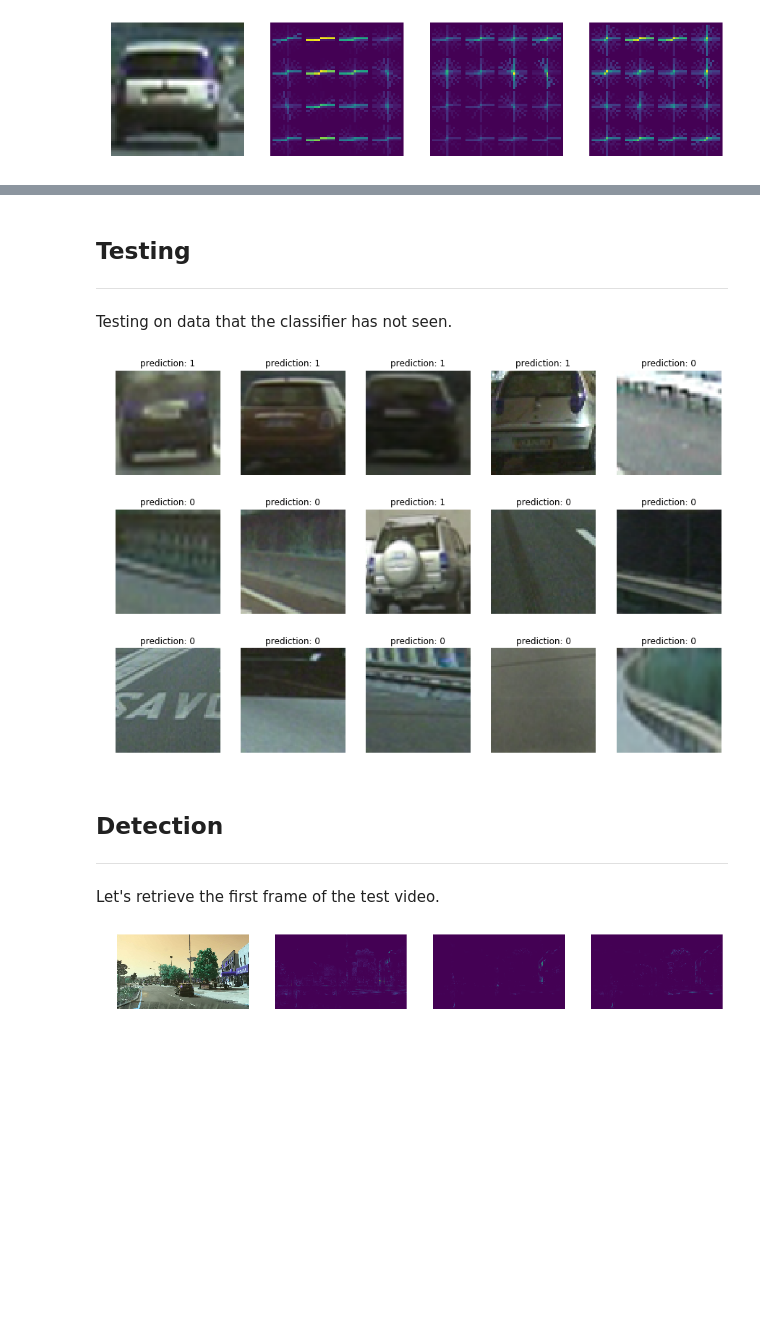
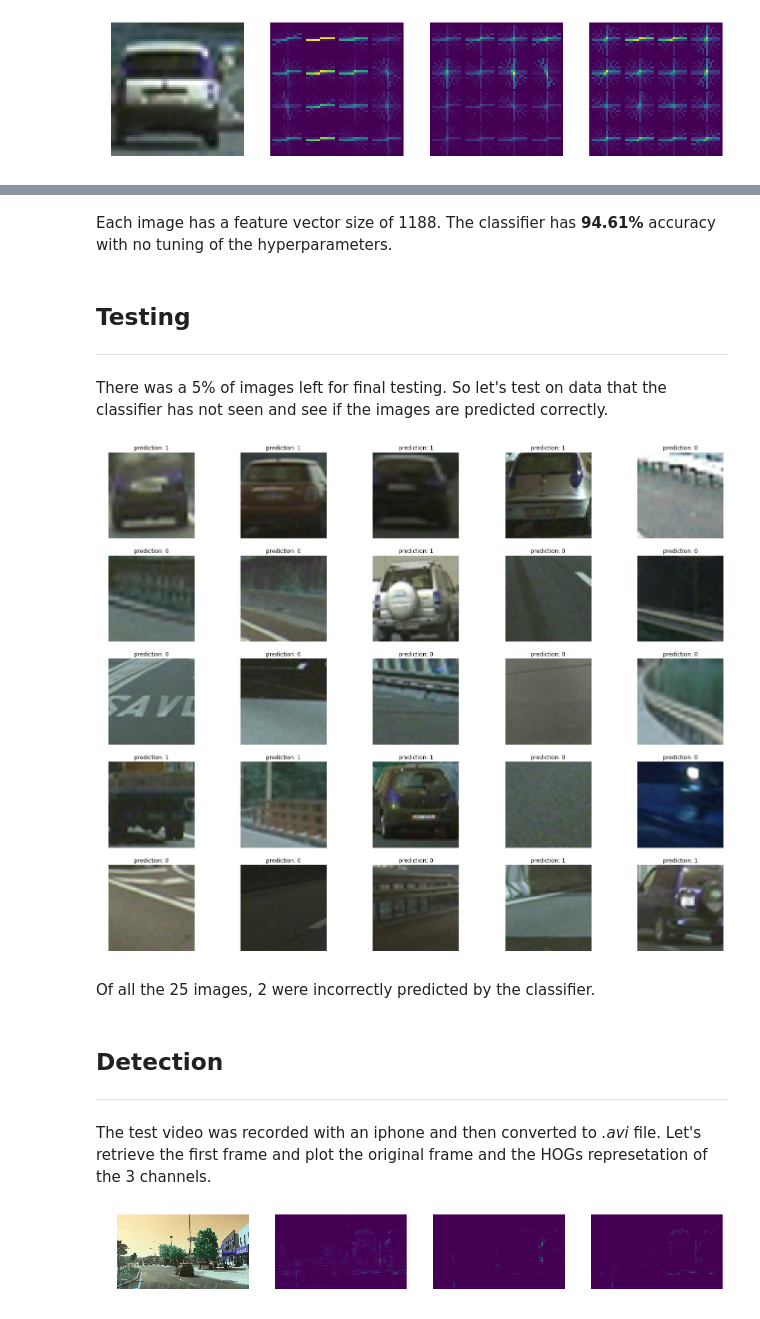
Before and after one commit to emmpew/car_detection, a Jupyter notebook: car_detection.ipynb, the cells around one changed output, grey strips where cells are left out. Saved outputs shown, nothing was run; the diff lists cells and outputs as text; code cells hidden in the pictures; blank space fills up the shorter version.

```diff
--- a/car_detection.ipynb
+++ b/car_detection.ipynb
@@ -84,5 +136,12 @@ Using 6959 images for training and testing the model and leaving 366 for final t
 # %%
 def set_color_space(image,color_space='yuv'):
+    """Convert image/frame to different colorspace.
+    Options available: yuv,hls,hsv,rgb.
+
+    Keyword arguments:
+    image -- image/frame to change colorspace
+    color_space -- set colorspace to apply to image/frame.
+    """
     if color_space == 'yuv':
         image = cv2.cvtColor(image, cv2.COLOR_RGB2YUV)
     elif color_space == 'hls':
@@ -98,5 +159,12 @@ def set_color_space(image,color_space='yuv'):
 # %%
 def preprocess_extract(frame,params):
+    """ Returns the feature vector for 3 channels of the image plus each
+    image representation of the vector.
+
+    Keyword arguments:
+    image -- image/frame to change colorspace
+    params -- parameter for the chosen colorspace.
+    """
     preprocessed_img = set_color_space(frame,color_space=params['color_space'])
 
     hogA, hogA_img = perform_hog(preprocessed_img[:, :, 0],params)
@@ -138,4 +228,11 @@ def combine_channels(params, hogA, hogB, hogC, x_pix,
 # %%
 def get_features(frame, params):
+    ''' Preprocess image, extract features of 3 channels
+    and combine the channels into one feature vector.
+
+    Keyword arguments:
+    image -- image/frame to extract features and image representation.
+    params -- dictionary needed for skimage.feature.hog() and colorspace
+    '''
     hogA, hogB, hogC, _, _, _, = preprocess_extract(frame,params)
     return combine_channels(params,hogA,hogB,hogC,0,0,frame.shape[1],frame.shape[0])
@@ -200,25 +311,29 @@ Accuracy:  0.9461
+# %% [markdown]
+Each image has a feature vector size of 1188. The classifier has **94.61%** accuracy with no tuning of the hyperparameters.
 # %% [markdown]
 ## Testing <a name="testing"></a>
 ***
-Testing on data that the classifier has not seen.
+There was a 5% of images left for final testing. So let's test on data that the classifier has not seen and see if the images are predicted correctly.
 # %%
-plt.figure(figsize=(15,10))
-for i in range(len(test_image_df[:15])):
+plt.figure(figsize=(25,20))
+for i in range(len(test_image_df[:25])):
     img = cv2.imread(test_image_df.iloc[i,0])
     feat = get_features(img,params)
     feat = np.asarray([feat]).astype(np.float64)
     feat_scaled = scaler.transform(feat)
     pred = svc.predict(feat_scaled)
-    plt.subplot(3,5,i+1)
+    plt.subplot(5,5,i+1)
     plt.imshow(img)
     plt.title('prediction: '+str(pred[0]))
     plt.axis('off')
 # %% [output]
-[figure, old version]
+[figure, new version]
+# %% [markdown]
+Of all the 25 images, 2 were incorrectly predicted by the classifier.
 # %% [markdown]
 ## Detection <a name="detection"></a>
 ***
-Let's retrieve the first frame of the test video.
+The test video was recorded with an iphone and then converted to *.avi* file. Let's retrieve the first frame and plot the original frame and the HOGs represetation of the 3 channels.
 # %%
 _,frame = cv2.VideoCapture('output.avi').read(1)
 _,_,_,img1,img2,img3 = preprocess_extract(frame,params)
```
Also changed, not shown: parts of 53 cells of this notebook.
